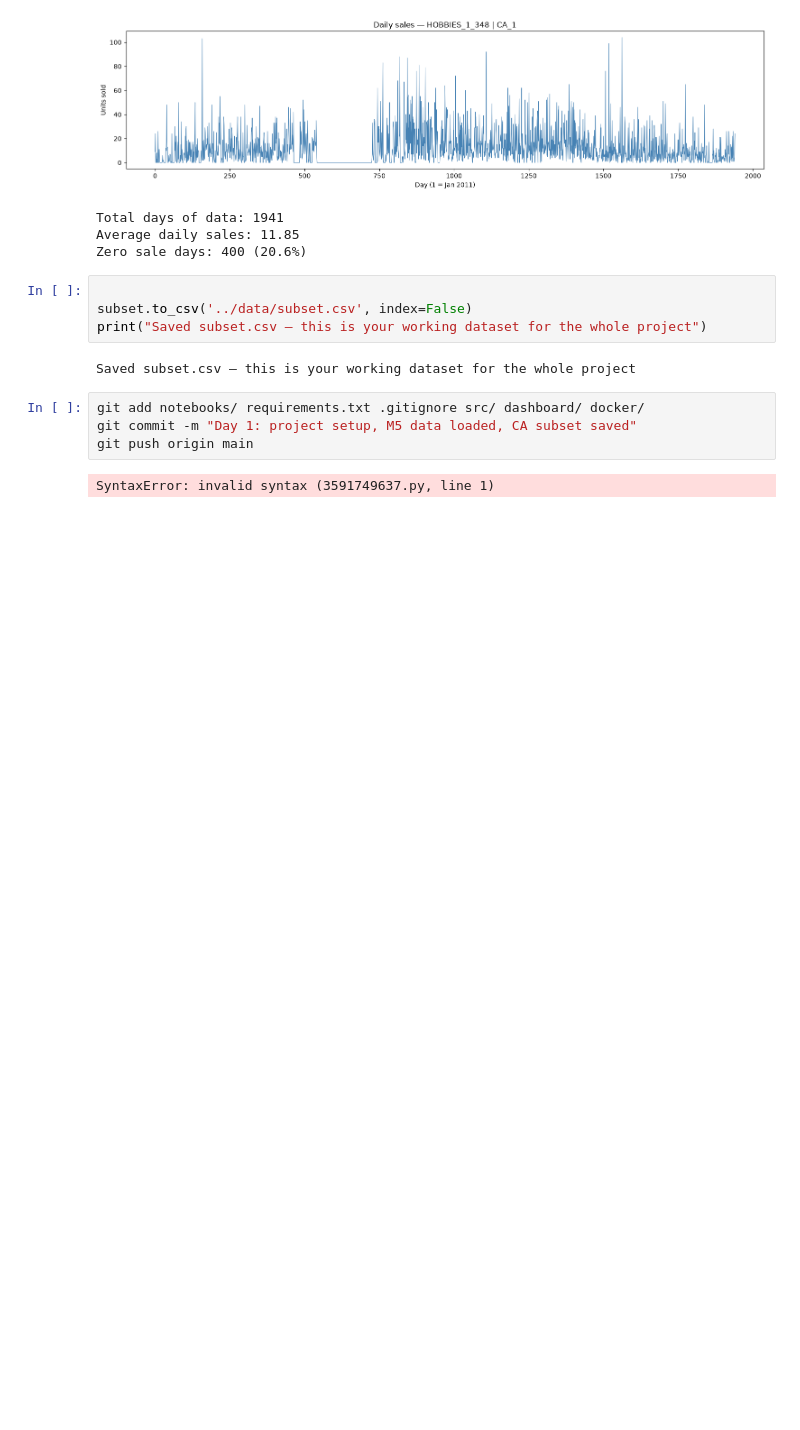
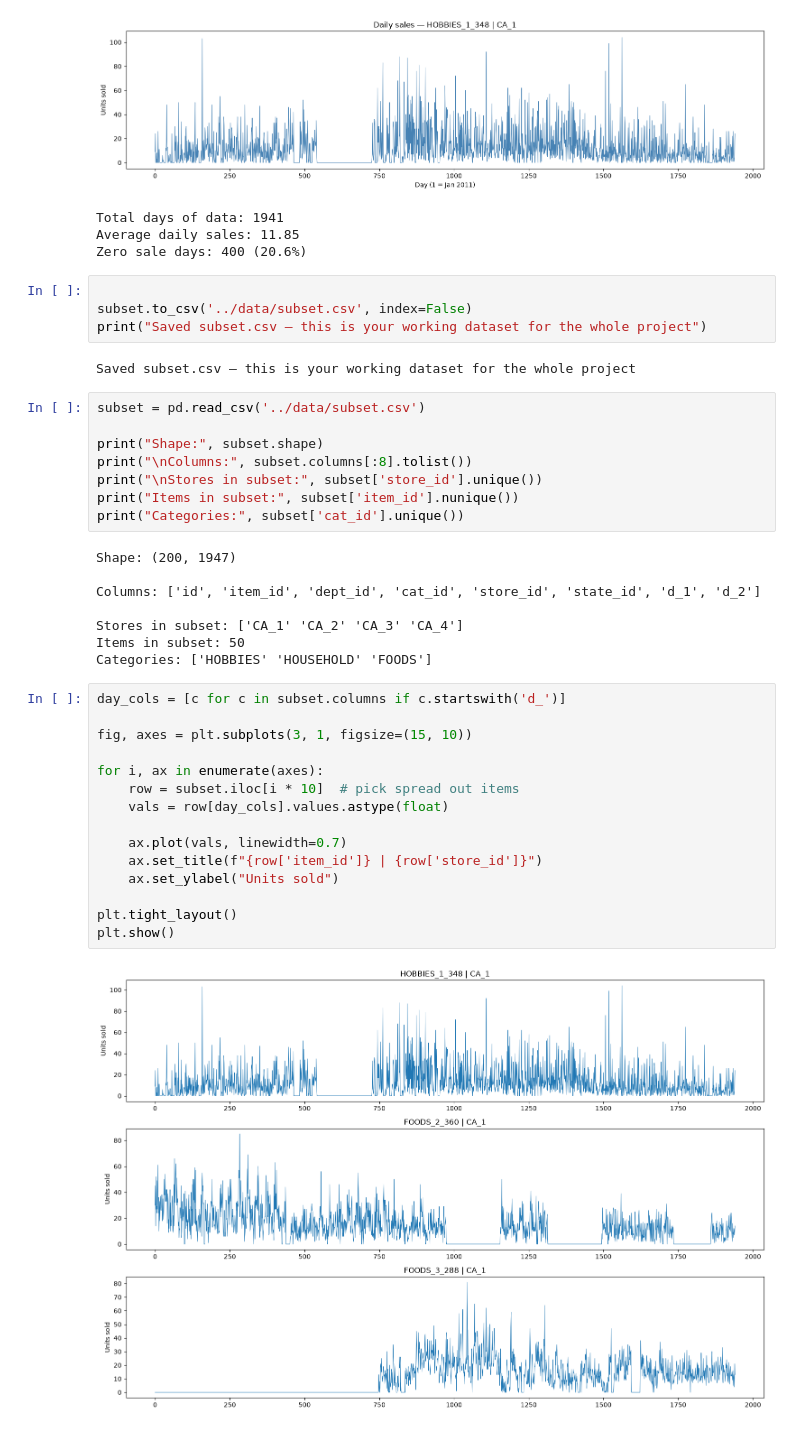
Before and after one commit to aadyakapoor/retail-demand-forecasting, a Jupyter notebook: notebooks/01_data_loading.ipynb, the cells around one changed output. Saved outputs shown, nothing was run; the diff lists cells and outputs as text; blank space fills up the shorter version.

```diff
--- a/notebooks/01_data_loading.ipynb
+++ b/notebooks/01_data_loading.ipynb
@@ -100,9 +99,36 @@ subset.to_csv('../data/subset.csv', index=False)
 print("Saved subset.csv — this is your working dataset for the whole project")
 # %% [output]
 Saved subset.csv — this is your working dataset for the whole project
-# %%
-git add notebooks/ requirements.txt .gitignore src/ dashboard/ docker/
-git commit -m "Day 1: project setup, M5 data loaded, CA subset saved"
-git push origin main
-# %% [output]
-SyntaxError: invalid syntax (3591749637.py, line 1)
+# %%
+subset = pd.read_csv('../data/subset.csv')
+
+print("Shape:", subset.shape)
+print("\nColumns:", subset.columns[:8].tolist())
+print("\nStores in subset:", subset['store_id'].unique())
+print("Items in subset:", subset['item_id'].nunique())
+print("Categories:", subset['cat_id'].unique())
+# %% [output]
+Shape: (200, 1947)
+
+Columns: ['id', 'item_id', 'dept_id', 'cat_id', 'store_id', 'state_id', 'd_1', 'd_2']
+
+Stores in subset: ['CA_1' 'CA_2' 'CA_3' 'CA_4']
+Items in subset: 50
+Categories: ['HOBBIES' 'HOUSEHOLD' 'FOODS']
+# %%
+day_cols = [c for c in subset.columns if c.startswith('d_')]
+
+fig, axes = plt.subplots(3, 1, figsize=(15, 10))
+
+for i, ax in enumerate(axes):
+    row = subset.iloc[i * 10]  # pick spread out items
+    vals = row[day_cols].values.astype(float)
+
+    ax.plot(vals, linewidth=0.7)
+    ax.set_title(f"{row['item_id']} | {row['store_id']}")
+    ax.set_ylabel("Units sold")
+
+plt.tight_layout()
+plt.show()
+# %% [output]
+[figure, added]
```
Also changed, not shown: parts of 1 cell of this notebook, 5 other files.
